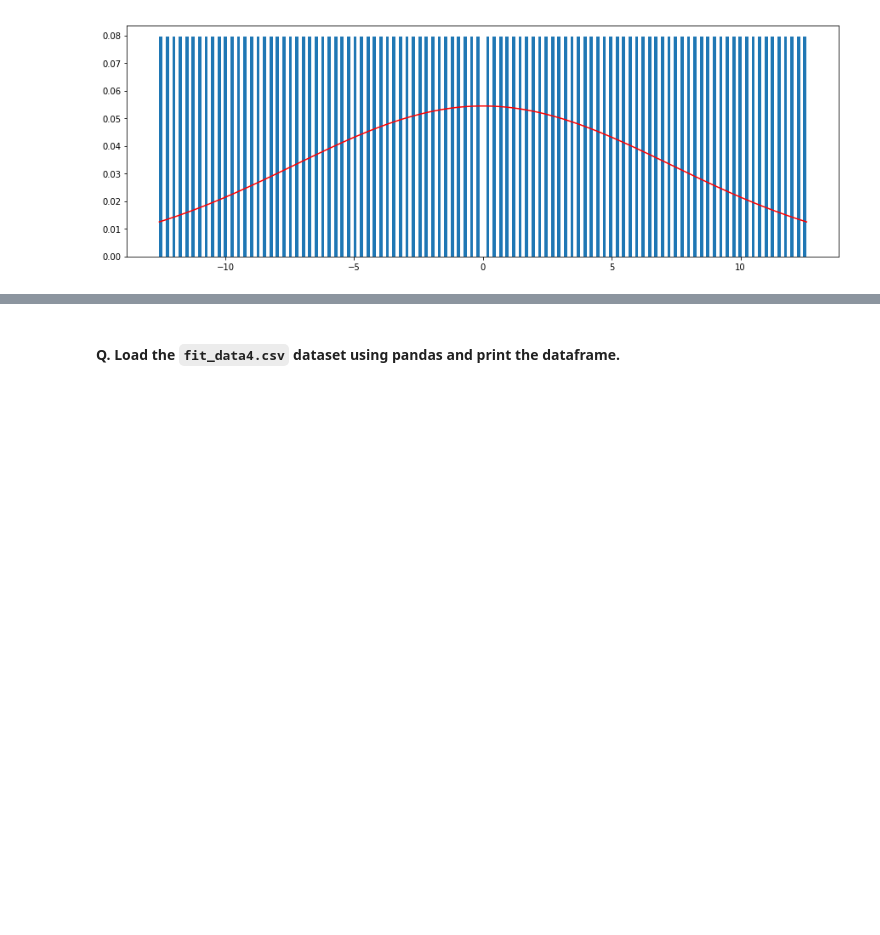
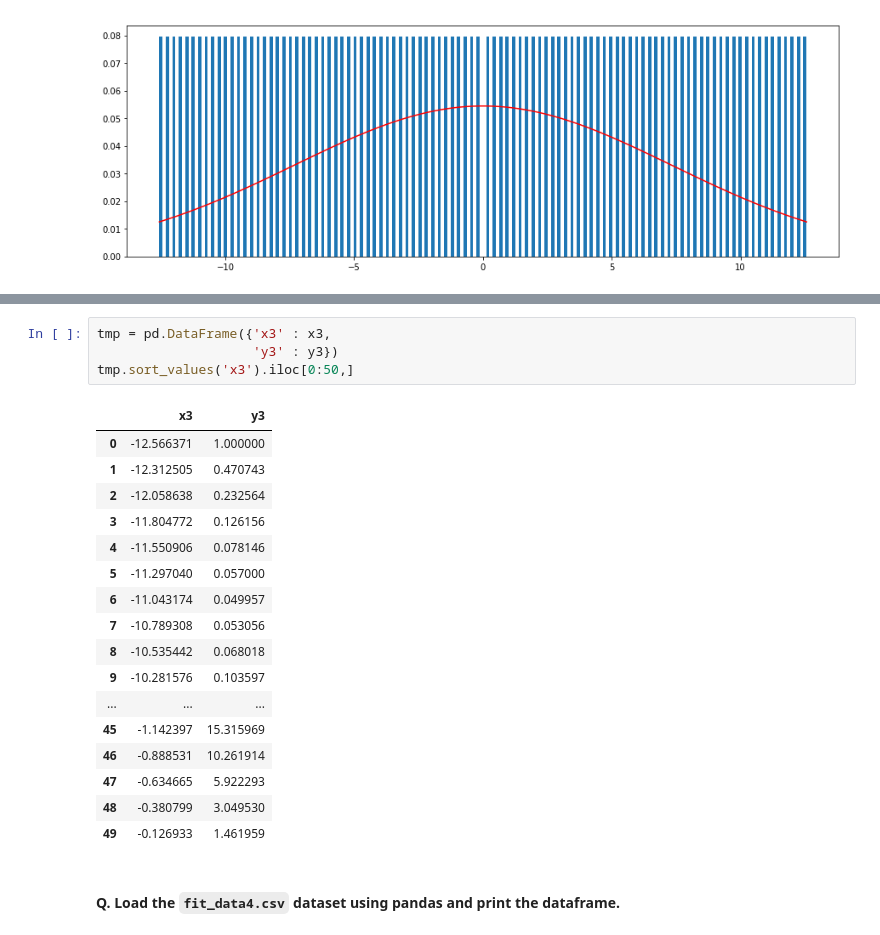
Before and after one commit to patdonato/msds2022_mds, a Jupyter notebook: HW2.ipynb, the cells around one changed output, grey strips where cells are left out. Drawn from its saved outputs; the diff is of its cells as text; blank space fills up the shorter version.

```diff
--- a/HW2.ipynb
+++ b/HW2.ipynb
@@ -562,3 +505,25 @@ plt.plot(x_range, rightsine(x_range, *popt), 'r-')
+# %%
+tmp = pd.DataFrame({'x3' : x3,
+                    'y3' : y3})
+tmp.sort_values('x3').iloc[0:50,]
+# %% [output]
+|  | x3 | y3 |
+| 0 | -12.566371 | 1.000000 |
+| 1 | -12.312505 | 0.470743 |
+| 2 | -12.058638 | 0.232564 |
+| 3 | -11.804772 | 0.126156 |
+| 4 | -11.550906 | 0.078146 |
+| 5 | -11.297040 | 0.057000 |
+| 6 | -11.043174 | 0.049957 |
+| 7 | -10.789308 | 0.053056 |
+| 8 | -10.535442 | 0.068018 |
+| 9 | -10.281576 | 0.103597 |
+| ... | ... | ... |
+| 45 | -1.142397 | 15.315969 |
+| 46 | -0.888531 | 10.261914 |
+| 47 | -0.634665 | 5.922293 |
+| 48 | -0.380799 | 3.049530 |
+| 49 | -0.126933 | 1.461959 |
 # %% [markdown]
 #### Q. Load the `fit_data4.csv` dataset using pandas and print the dataframe.
 # %%
```
Also changed, not shown: parts of 7 cells of this notebook.
